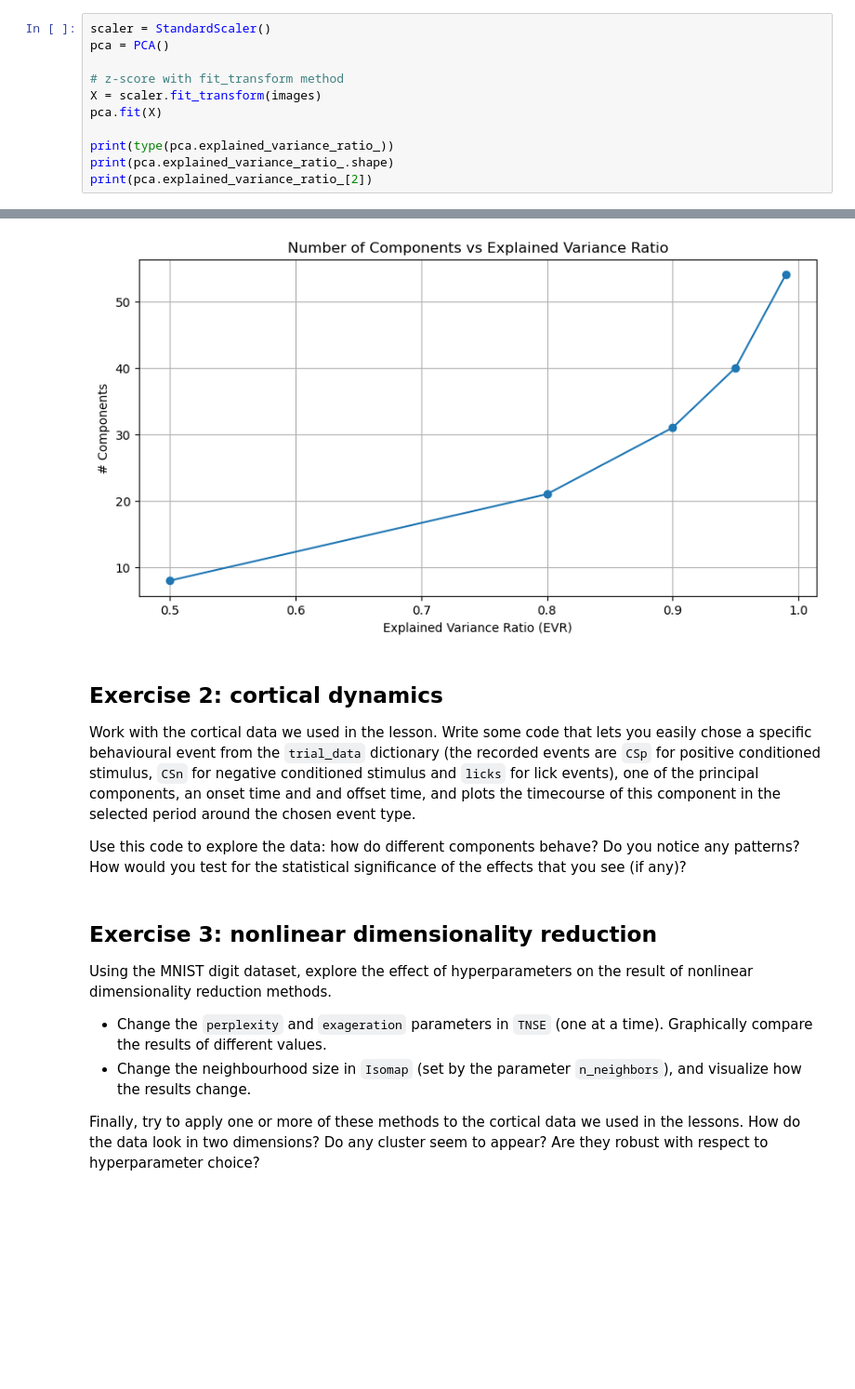
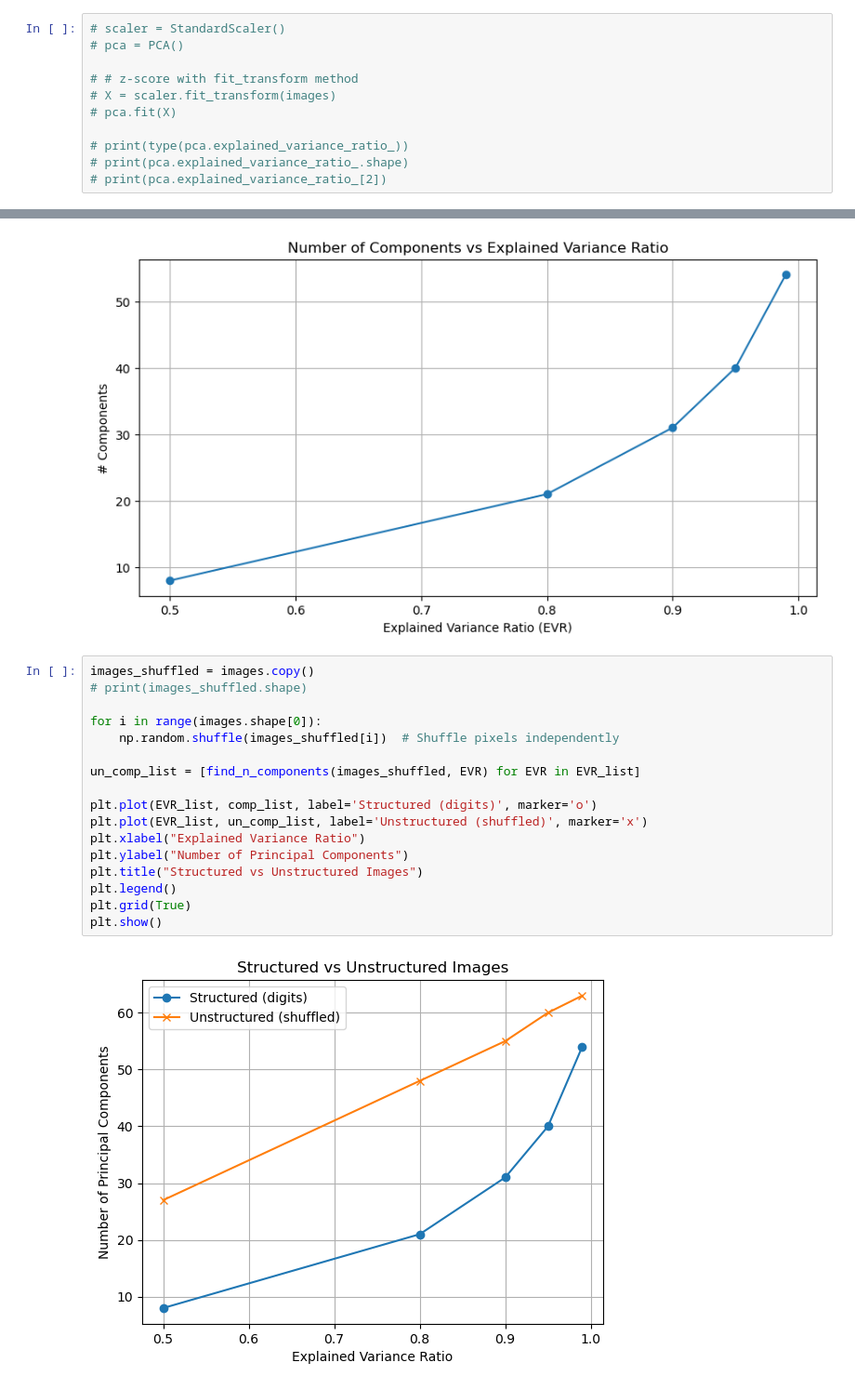
Before and after one commit to pschristodoulou/NRA, a Jupyter notebook: Dimen_Reduction/Ass7_DR_ex1.ipynb, the cells around one changed output, grey strips where cells are left out. Shown at 93% size. Cells and saved outputs as stored; diff of their text form; blank space fills up the shorter version.

Commit message:
Added extra comparison between shuffled and original

```diff
--- a/Dimen_Reduction/Ass7_DR_ex1.ipynb
+++ b/Dimen_Reduction/Ass7_DR_ex1.ipynb
@@ -28,12 +30,12 @@ for i,img in enumerate(images[:10]):
 [figure]
 # %%
-scaler = StandardScaler()
-pca = PCA()
+# scaler = StandardScaler()
+# pca = PCA()
 
-# z-score with fit_transform method
-X = scaler.fit_transform(images)
-pca.fit(X)
+# # z-score with fit_transform method
+# X = scaler.fit_transform(images)
+# pca.fit(X)
 
-print(type(pca.explained_variance_ratio_))
-print(pca.explained_variance_ratio_.shape)
-print(pca.explained_variance_ratio_[2])
+# print(type(pca.explained_variance_ratio_))
+# print(pca.explained_variance_ratio_.shape)
+# print(pca.explained_variance_ratio_[2])
@@ -68,18 +66,22 @@ plt.ylabel('# Components')
 plt.grid()
 # %% [output]
 [figure]
-# %% [markdown]
-## Exercise 2: cortical dynamics
-
-Work with the cortical data we used in the lesson. Write some code that lets you easily chose a specific behavioural event from the `trial_data` dictionary (the recorded events are `CSp` for positive conditioned stimulus, `CSn` for negative conditioned stimulus and `licks` for lick events), one of the principal components, an onset time and and offset time, and plots the timecourse of this component in the selected period around the chosen event type.
-
-Use this code to explore the data: how do different components behave? Do you notice any patterns? How would you test for the statistical significance of the effects that you see (if any)?
-# %% [markdown]
-## Exercise 3: nonlinear dimensionality reduction
-
-Using the MNIST digit dataset, explore the effect of hyperparameters on the result of nonlinear dimensionality reduction methods.
-
-- Change the `perplexity` and `exageration` parameters in `TNSE` (one at a time). Graphically compare the results of different values.
-- Change the neighbourhood size in `Isomap` (set by the parameter `n_neighbors`), and visualize how the results change.
-
-Finally, try to apply one or more of these methods to the cortical data we used in the lessons. How do the data look in two dimensions? Do any cluster seem to appear? Are they robust with respect to hyperparameter choice?
+# %%
+images_shuffled = images.copy()
+# print(images_shuffled.shape)
+
+for i in range(images.shape[0]):
+    np.random.shuffle(images_shuffled[i])  # Shuffle pixels independently
+
+un_comp_list = [find_n_components(images_shuffled, EVR) for EVR in EVR_list]
+
+plt.plot(EVR_list, comp_list, label='Structured (digits)', marker='o')
+plt.plot(EVR_list, un_comp_list, label='Unstructured (shuffled)', marker='x')
+plt.xlabel("Explained Variance Ratio")
+plt.ylabel("Number of Principal Components")
+plt.title("Structured vs Unstructured Images")
+plt.legend()
+plt.grid(True)
+plt.show()
+# %% [output]
+[figure, added]
```
Also changed, not shown: parts of 5 cells of this notebook.
